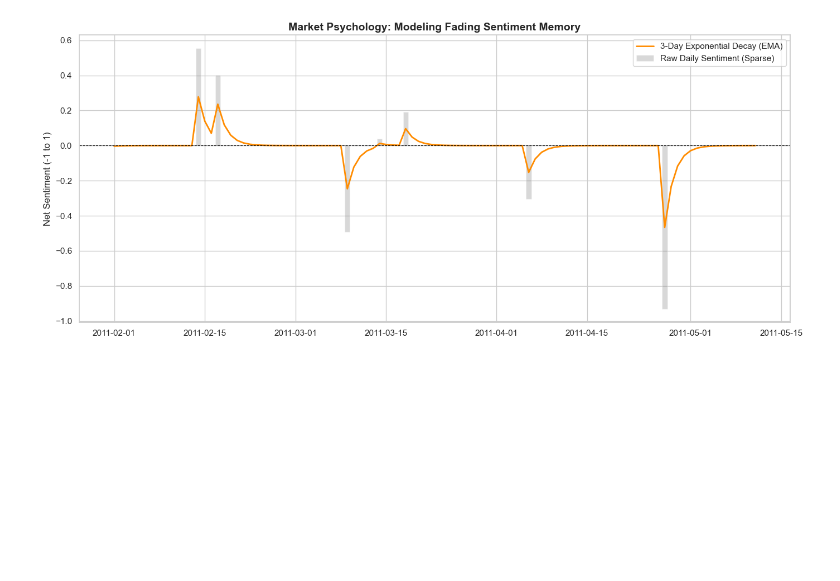
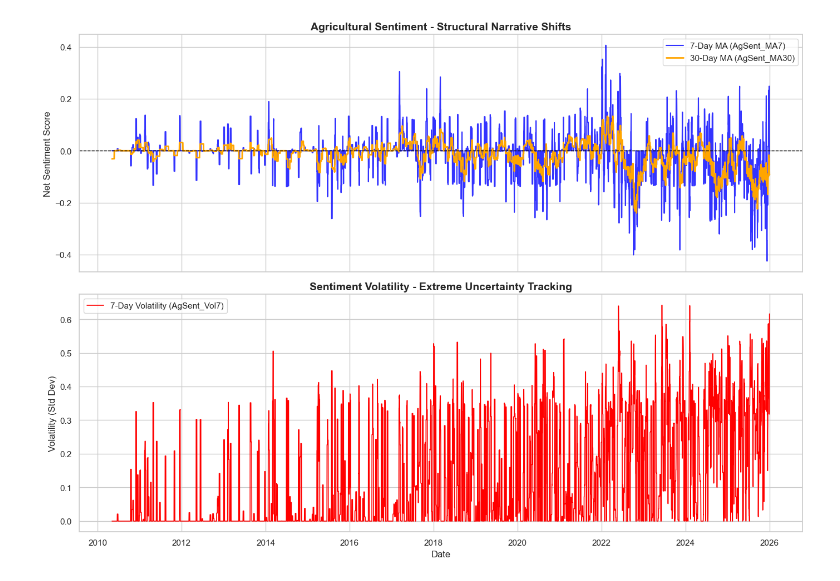
Before and after one commit to SIDCH1994/A-Multivariate-Deep-Learning-Framework-for-Asset-Pricing-Evaluating-Climate-and-Sentiment-Risks-in-, a Jupyter notebook: Data_Cleaning/Agri_Sentiment_Data.ipynb, the cells around one changed output. Drawn from its saved outputs; the diff is of its cells as text; code cells hidden in the pictures; blank space fills up the shorter version.

Commit message:
Clean USDA WASDE data and change the data frequency from monthly to daily using forward-fill strategy. Create the complex features like SUR.

```diff
--- a/Data_Cleaning/Agri_Sentiment_Data.ipynb
+++ b/Data_Cleaning/Agri_Sentiment_Data.ipynb
@@ -9,14 +9,12 @@ import seaborn as sns
 base_dir = r"D:\MS_Data_Science_Thesis"
 raw_folder = os.path.join(base_dir, r"Data_Extraction\Raw_Data_Folder")
 clean_folder = os.path.join(base_dir, r"Data_Cleaning\Semi_Clean_Datasets")
-
 os.makedirs(clean_folder, exist_ok=True)
 
-# Pointing to the file you downloaded from Google Colab
 input_file = os.path.join(raw_folder, "cotton_finbert_daily_scores.csv")
 
-def engineer_sentiment_features():
-    print("--- Starting Feature Engineering: Agri Sentiment ---")
+def engineer_sentiment_features_corrected():
+    print("--- Starting Corrected Feature Engineering: Agri Sentiment ---")
 
     if not os.path.exists(input_file):
         print(f"Error: Could not find {input_file}")
@@ -27,60 +25,68 @@ def engineer_sentiment_features():
     df['Date'] = pd.to_datetime(df['Date'])
 
     # 3. Handle Weekend News (Shift to Monday)
-    print("Shifting weekend news to the next available Monday...")
-    # .dt.dayofweek: Monday=0, Sunday=6
-    # If Saturday (5), add 2 days. If Sunday (6), add 1 day.
     df['Date'] = np.where(df['Date'].dt.dayofweek == 5, df['Date'] + pd.Timedelta(days=2), df['Date'])
     df['Date'] = np.where(df['Date'].dt.dayofweek == 6, df['Date'] + pd.Timedelta(days=1), df['Date'])
 
-    # Because multiple weekend articles might now land on the same Monday, we must group and average again
+    # Group by Date to average any weekend articles that landed on the same Monday
     df = df.groupby('Date')[['FinBERT_Positive', 'FinBERT_Negative', 'FinBERT_Neutral', 'Net_Sentiment']].mean().reset_index()
 
     # 4. Handle Sparsity (Create a continuous daily calendar)
-    print("Reindexing to a continuous daily calendar and filling sparse gaps...")
     full_date_range = pd.date_range(start=df['Date'].min(), end=df['Date'].max(), freq='D')
     df_continuous = df.set_index('Date').reindex(full_date_range).rename_axis('Date').reset_index()
 
-    # Fill missing days (No news = Neutral)
-    df_continuous['FinBERT_Positive'] = df_continuous['FinBERT_Positive'].fillna(0)
-    df_continuous['FinBERT_Negative'] = df_continuous['FinBERT_Negative'].fillna(0)
-    df_continuous['FinBERT_Neutral'] = df_continuous['FinBERT_Neutral'].fillna(1) # 100% Neutral
+    # Fill missing days (No news = Neutral Net Sentiment of 0)
     df_continuous['Net_Sentiment'] = df_continuous['Net_Sentiment'].fillna(0)
 
-    # 5. The Decay Factor (Exponential Moving Average)
-    print("Applying psychological decay (EMA) to historical sentiment...")
-    # span=3 means the "memory" of the news has a rough half-life of 3 days
-    df_continuous['Sentiment_EMA_3d'] = df_continuous['Net_Sentiment'].ewm(span=3, adjust=False).mean()
-    df_continuous['Sentiment_EMA_7d'] = df_continuous['Net_Sentiment'].ewm(span=7, adjust=False).mean()
+    # 5. Complex Feature Generation (Methodology Aligned)
+    print("Calculating AgSent_MA7, AgSent_MA30, and AgSent_Vol7...")
 
-    # 6. Data Visualization
-    # Let's visualize a 3-month slice to see the decay in action
+    # 7-day and 30-day Simple Moving Averages
+    df_continuous['AgSent_MA7'] = df_continuous['Net_Sentiment'].rolling(window=7).mean()
+    df_continuous['AgSent_MA30'] = df_continuous['Net_Sentiment'].rolling(window=30).mean()
+
+    # 7-day Sentiment Volatility (Standard Deviation)
+    df_continuous['AgSent_Vol7'] = df_continuous['Net_Sentiment'].rolling(window=7).std()
+
+    # 6. Clean Data
+    # Drop the first 30 rows that contain NaNs from the MA30 calculation
+    df_cleaned = df_continuous.dropna(subset=['AgSent_MA30', 'AgSent_Vol7']).copy()
+
+    # 7. Data Visualization
     print("Generating diagnostic graphs...")
-    sample_slice = df_continuous.iloc[300:400] # Grabbing a random 100-day window
+    sns.set_theme(style="whitegrid")
+    fig, (ax1, ax2) = plt.subplots(2, 1, figsize=(14, 10), sharex=True)
 
-    sns.set_theme(style="whitegrid")
-    plt.figure(figsize=(14, 6))
+    # Top Plot: Sentiment MA7 and MA30
+    ax1.plot(df_cleaned['Date'], df_cleaned['AgSent_MA7'], color='blue', linewidth=1.5, alpha=0.8, label='7-Day MA (AgSent_MA7)')
+    ax1.plot(df_cleaned['Date'], df_cleaned['AgSent_MA30'], color='orange', linewidth=2, label='30-Day MA (AgSent_MA30)')
+    ax1.axhline(0, color='black', linewidth=1, linestyle='--')
+    ax1.set_title('Agricultural Sentiment - Structural Narrative Shifts', fontsize=14, fontweight='bold')
+    ax1.set_ylabel('Net Sentiment Score', fontsize=12)
+    ax1.legend()
 
-    # Plot the raw, sparse spikes
-    plt.bar(sample_slice['Date'], sample_slice['Net_Sentiment'], color='gray', alpha=0.3, label='Raw Daily Sentiment (Sparse)')
+    # Bottom Plot: Sentiment Volatility
+    ax2.plot(df_cleaned['Date'], df_cleaned['AgSent_Vol7'], color='red', linewidth=1.2, label='7-Day Volatility (AgSent_Vol7)')
+    ax2.set_title('Sentiment Volatility - Extreme Uncertainty Tracking', fontsize=14, fontweight='bold')
+    ax2.set_ylabel('Volatility (Std Dev)', fontsize=12)
+    ax2.set_xlabel('Date', fontsize=12)
+    ax2.legend()
 
-    # Plot the decayed memory
-    plt.plot(sample_slice['Date'], sample_slice['Sentiment_EMA_3d'], color='darkorange', linewidth=2, label='3-Day Exponential Decay (EMA)')
-
-    plt.axhline(0, color='black', linewidth=0.8, linestyle='--')
-    plt.title('Market Psychology: Modeling Fading Sentiment Memory', fontsize=14, fontweight='bold')
-    plt.ylabel('Net Sentiment (-1 to 1)', fontsize=12)
-    plt.legend()
     plt.tight_layout()
     plt.show()
 
-    # 7. Export the intermediate dataset
+    # 8. Export the intermediate dataset
     output_path = os.path.join(clean_folder, "agri_sentiment_engineered_II.csv")
-    df_continuous.to_csv(output_path, index=False)
 
-    print(f"\nSuccess! Semi-cleaned sentiment dataset saved to: {output_path}")
-    print(df_continuous[['Date', 'Net_Sentiment', 'Sentiment_EMA_3d', 'Sentiment_EMA_7d']].head(10))
+    # Keep essential columns for the master merge
+    cols_to_keep = ['Date', 'Net_Sentiment', 'AgSent_MA7', 'AgSent_MA30', 'AgSent_Vol7']
+    df_export = df_cleaned[cols_to_keep]
+
+    df_export.to_csv(output_path, index=False)
+
+    print(f"\nSuccess! Corrected Sentiment dataset saved to: {output_path}")
+    print(df_export.tail())
 
 if __name__ == "__main__":
-    engineer_sentiment_features()
+    engineer_sentiment_features_corrected()
 # %% [output]
@@ -91,2 +95,2 @@ Applying psychological decay (EMA) to historical sentiment...
 Generating diagnostic graphs...
-[figure, old version]
+[figure, new version]
```
Also changed, not shown: parts of 1 cell of this notebook, 5 other files.
